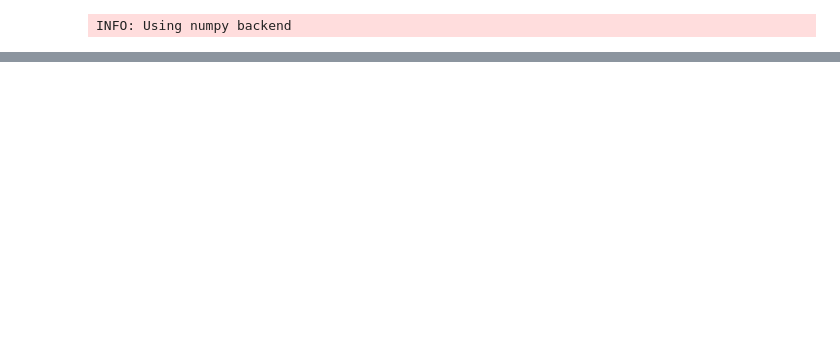
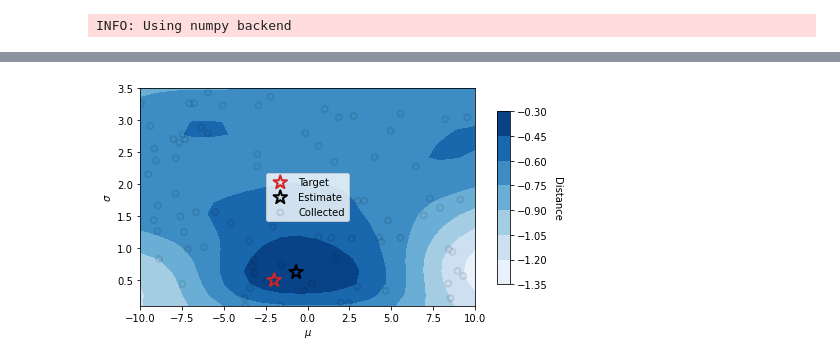
Before and after one commit to pozzo-research-group/HEAD, a Jupyter notebook: notebooks/example.ipynb, the cells around one changed output, grey strips where cells are left out. Cells and saved outputs as stored; diff of their text form; code cells hidden in the pictures; blank space fills up the shorter version.

```diff
--- a/notebooks/example.ipynb
+++ b/notebooks/example.ipynb
@@ -99,0 +147,26 @@ INFO: Iteration : 21 Best estimate [[-0.07305696  0.74134034]] with predicted sc
+# %%
+fig, ax = plt.subplots()
+im = ax.contourf(XX, YY, Z, cmap=cm.Blues)
+ax.scatter(target[0], target[1],
+           marker='*', s=200,color='tab:red', lw=2.0,fc='none', label='Target')
+opt_x = optim.best_loc[-1][0]
+ax.scatter(opt_x[0], opt_x[1],
+           marker='*', s=200,lw=2.0,fc='none',color='k', label='Estimate')
+train_x_unscaled = optim.inp.inverse(optim.train_x)
+ax.scatter(train_x_unscaled[:,0], train_x_unscaled[:,1],
+           marker='o', fc='none', edgecolors=(0,0,0), lw=2.0, alpha=0.1, label='Collected')
+ax.legend()
+ax.set_xlim(bounds[0])
+ax.set_ylim(bounds[1])
+ax.set_xlabel(r'$\mu$')
+ax.set_ylabel(r'$\sigma$')
+
+cmap = cm.get_cmap('coolwarm')
+norm = Normalize(vmin=confidence.min(), vmax = confidence.max())
+cax = plt.axes([0.95, 0.2, 0.03, 0.6])
+cbar = fig.colorbar(im, cax=cax)
+cbar.ax.set_ylabel('Distance', rotation=270)
+cbar.ax.get_yaxis().labelpad = 15
+plt.show()
+# %% [output]
+[figure, added]
```
Also changed, not shown: parts of 6 cells of this notebook, 3 other files.
